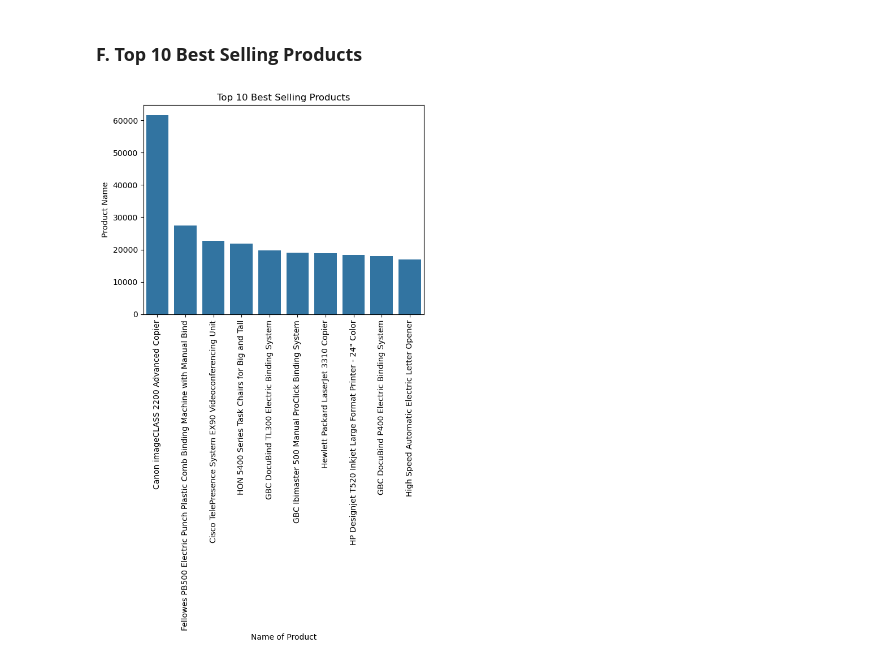
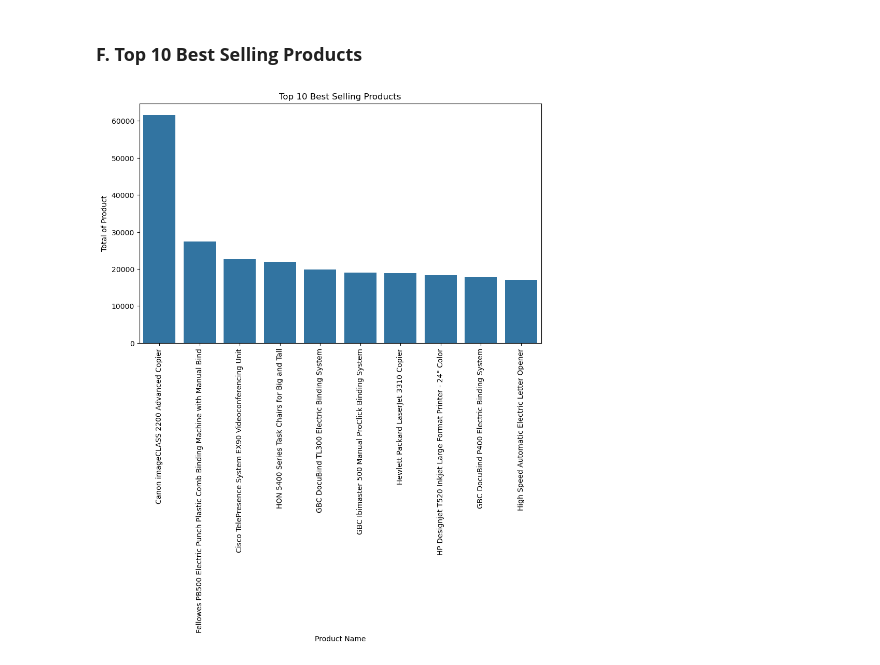
Before and after one commit to Maulana-Yusuf-T/Sales-Forecasting, a Jupyter notebook: Sales_Forecasting.ipynb, the cells around one changed output. Saved outputs shown, nothing was run; the diff lists cells and outputs as text; code cells hidden in the pictures.

```diff
--- a/Sales_Forecasting.ipynb
+++ b/Sales_Forecasting.ipynb
@@ -436,20 +436,21 @@ plt.show()
 # %%
 # Define a variable
 top_prod = df_copy.groupby('Product Name')['Sales'].sum().sort_values(ascending = False).head(10).reset_index()
 
 # Create the visualization with only top 10
+plt.figure(figsize=(10, 6))
 sns.barplot(data = top_prod,
             x = 'Product Name', y = 'Sales')
 
 # Add title and labels
 plt.title('Top 10 Best Selling Products')
-plt.ylabel('Product Name')
-plt.xlabel('Name of Product')
+plt.ylabel('Total of Product')
+plt.xlabel('Product Name')
 
 # Make the text in 0 degree
 plt.xticks(rotation = 90)
 
 # Show the visualization
 plt.show()
 # %% [output]
-[figure, old version]
+[figure, new version]
```
